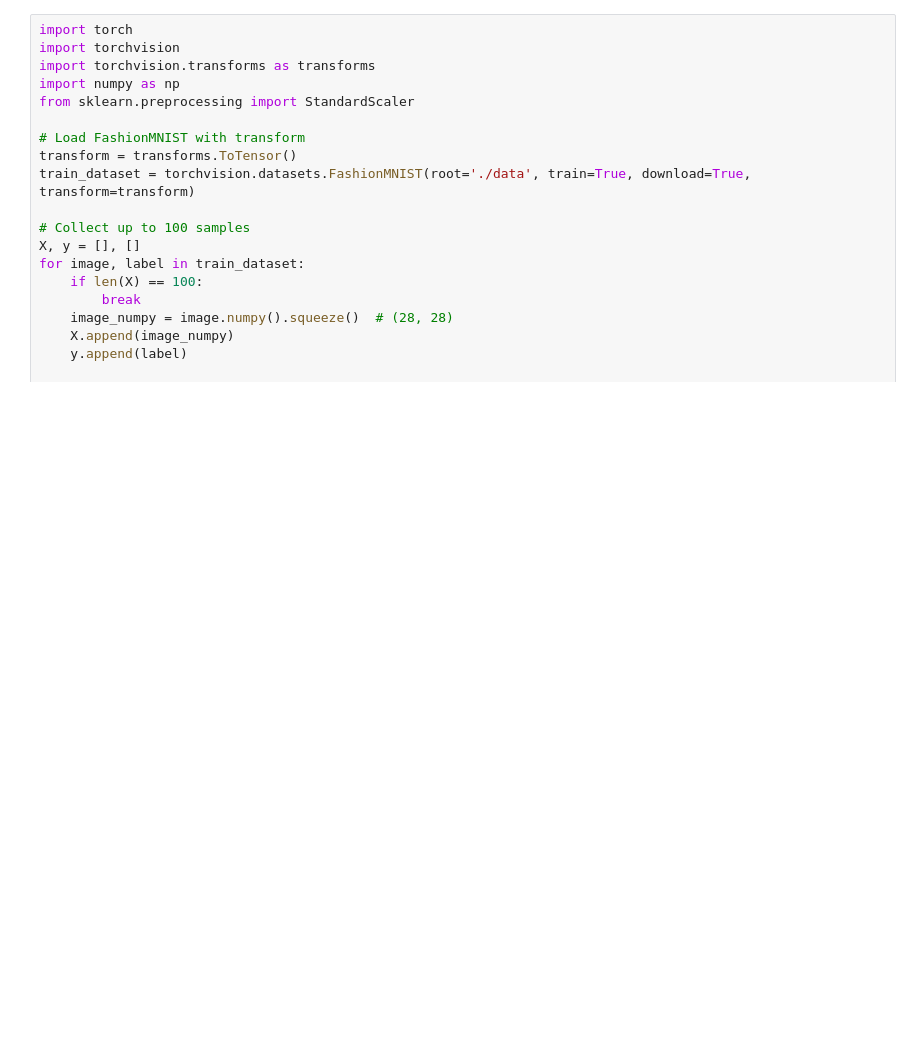
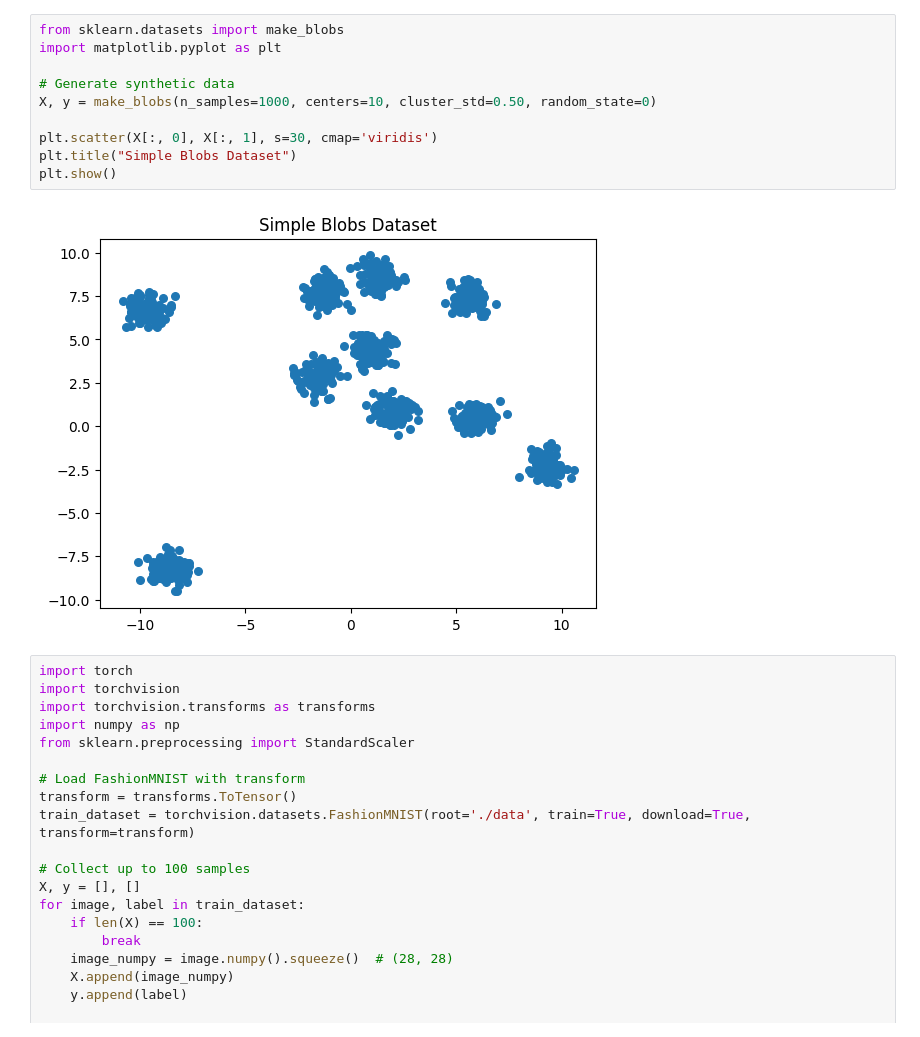
Before and after one commit to Mohamed-Mohamed-Ibrahim/Face-Recognition, a Jupyter notebook: GMM.ipynb, the cells around one changed output. Drawn from its saved outputs; the diff is of its cells as text; blank space fills up the shorter version.

```diff
--- a/GMM.ipynb
+++ b/GMM.ipynb
@@ -1,5 +1,17 @@
 # %% [markdown]
 <a href="https://colab.research.google.com/github/Mohamed-Mohamed-Ibrahim/Face-Recognition/blob/main/GMM.ipynb" target="_parent"><img src="https://colab.research.google.com/assets/colab-badge.svg" alt="Open In Colab"/></a>
+# %%
+from sklearn.datasets import make_blobs
+import matplotlib.pyplot as plt
+
+# Generate synthetic data
+X, y = make_blobs(n_samples=1000, centers=10, cluster_std=0.50, random_state=0)
+
+plt.scatter(X[:, 0], X[:, 1], s=30, cmap='viridis')
+plt.title("Simple Blobs Dataset")
+plt.show()
+# %% [output]
+[figure, added]
 # %%
 import torch
 import torchvision
```
Also changed, not shown: parts of 14 cells of this notebook.
